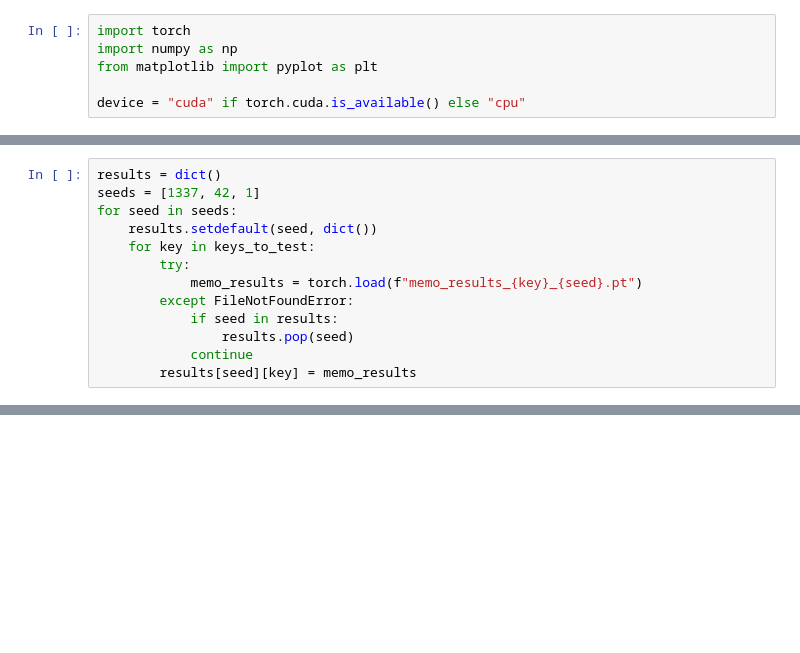
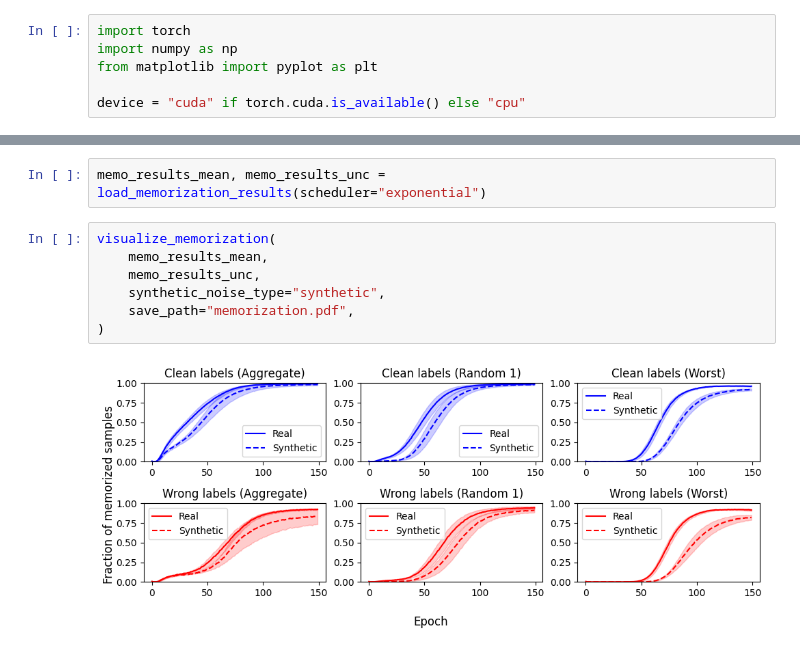
Before and after one commit to KlemenVovk/noisy-labels, a Jupyter notebook: src/reproducibility/memorization_effects/memorization.ipynb, the cells around one changed output, grey strips where cells are left out. Drawn from its saved outputs; the diff is of its cells as text; blank space fills up the shorter version.

Commit message:
update memorization results

```diff
--- a/src/reproducibility/memorization_effects/memorization.ipynb
+++ b/src/reproducibility/memorization_effects/memorization.ipynb
@@ -10,15 +10,2 @@ noisy_labels = {k: torch.tensor(v) for k, v in torch.load(noisy_path).items()}
 keys_to_test = ["aggre_label", "random_label1", "worse_label"]
-# %%
-results = dict()
-seeds = [1337, 42, 1]
-for seed in seeds:
-    results.setdefault(seed, dict())
-    for key in keys_to_test:
-        try:
-            memo_results = torch.load(f"memo_results_{key}_{seed}.pt")
-        except FileNotFoundError:
-            if seed in results:
-                results.pop(seed)
-            continue
-        results[seed][key] = memo_results
 # %%
@@ -129,0 +182,11 @@ plt.show()
+# %%
+memo_results_mean, memo_results_unc = load_memorization_results(scheduler="exponential")
+# %%
+visualize_memorization(
+    memo_results_mean,
+    memo_results_unc,
+    synthetic_noise_type="synthetic",
+    save_path="memorization.pdf",
+)
+# %% [output]
+[figure, added]
```
Also changed, not shown: parts of 13 cells of this notebook, 6 other files.
